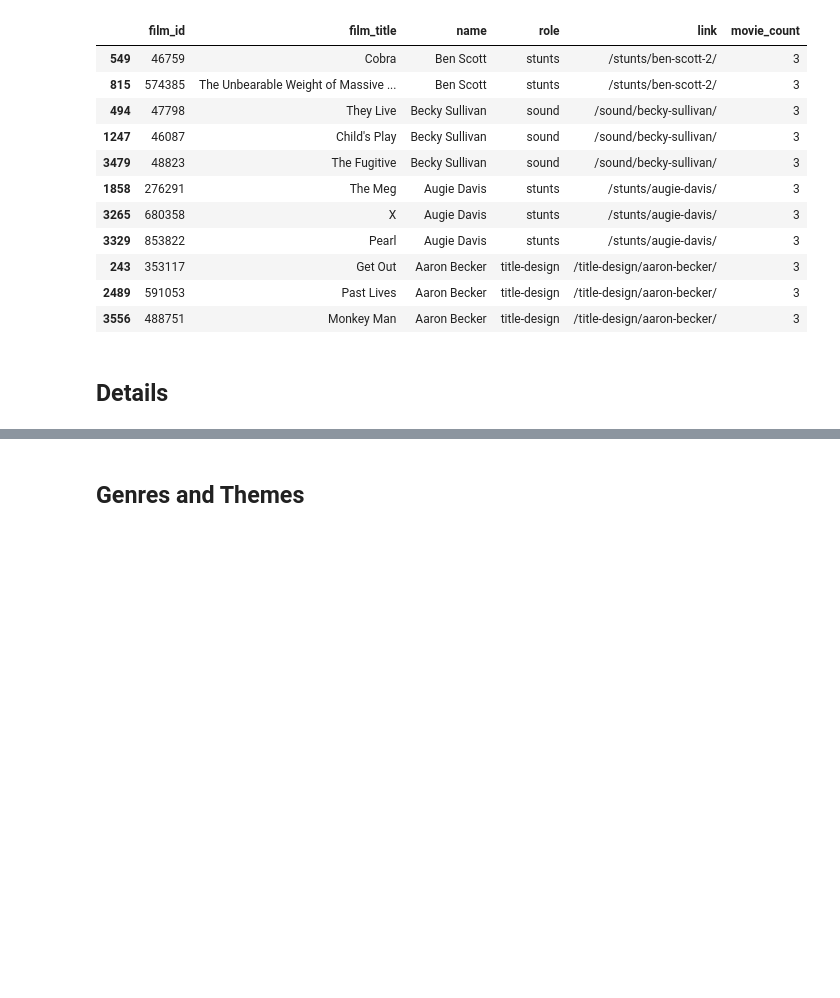
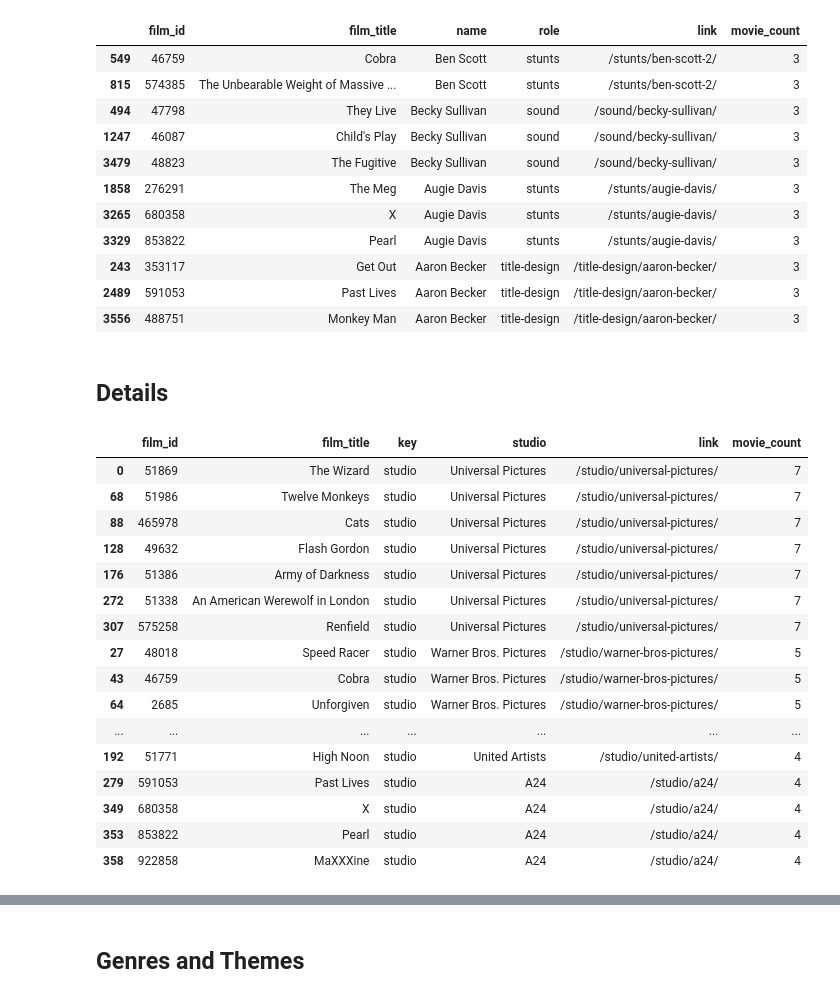
Before and after one commit to oextraordimario/letterboxd_analysis, a Jupyter notebook: movies_analysis.ipynb, the cells around one changed output, grey strips where cells are left out. Saved outputs shown, nothing was run; the diff lists cells and outputs as text; code cells hidden in the pictures; blank space fills up the shorter version.

```diff
--- a/movies_analysis.ipynb
+++ b/movies_analysis.ipynb
@@ -386,3 +386,48 @@ df_crew_secondaryroles.loc[df_crew_secondaryroles['movie_count'] > 2].sort_value
 | 3556 | 488751 | Monkey Man | Aaron Becker | title-design | /title-design/aaron-becker/ | 3 |
 # %% [markdown]
 ## Details
+# %%
+df_details = df_details.drop_duplicates(subset=['film_id', 'film_title', 'key', 'value', 'link'], keep='first').reset_index(drop=True)
+# %%
+df_details['movie_count'] = df_details.groupby('link')['link'].transform('count')
+# %%
+df_studios = (
+    df_details
+    .loc[df_details['key'] == 'studio']
+    .sort_values(['movie_count', 'value'], ascending=False)
+    .rename(columns={'value': 'studio'})
+)
+
+df_countries = (
+    df_details
+    .loc[df_details['key'] == 'country']
+    .sort_values(['movie_count', 'value'], ascending=False)
+    .rename(columns={'value': 'country'})
+)
+
+df_languages = (
+    df_details
+    .loc[df_details['key'] == 'language']
+    .sort_values(['movie_count', 'value'], ascending=False)
+    .rename(columns={'value': 'language'})
+)
+# %%
+df_studios.loc[df_studios['movie_count'] > 3]
+# %% [output]
+|  | film_id | film_title | key | studio | link | movie_count |
+| 0 | 51869 | The Wizard | studio | Universal Pictures | /studio/universal-pictures/ | 7 |
+| 68 | 51986 | Twelve Monkeys | studio | Universal Pictures | /studio/universal-pictures/ | 7 |
+| 88 | 465978 | Cats | studio | Universal Pictures | /studio/universal-pictures/ | 7 |
+| 128 | 49632 | Flash Gordon | studio | Universal Pictures | /studio/universal-pictures/ | 7 |
+| 176 | 51386 | Army of Darkness | studio | Universal Pictures | /studio/universal-pictures/ | 7 |
+| 272 | 51338 | An American Werewolf in London | studio | Universal Pictures | /studio/universal-pictures/ | 7 |
+| 307 | 575258 | Renfield | studio | Universal Pictures | /studio/universal-pictures/ | 7 |
+| 27 | 48018 | Speed Racer | studio | Warner Bros. Pictures | /studio/warner-bros-pictures/ | 5 |
+| 43 | 46759 | Cobra | studio | Warner Bros. Pictures | /studio/warner-bros-pictures/ | 5 |
+| 64 | 2685 | Unforgiven | studio | Warner Bros. Pictures | /studio/warner-bros-pictures/ | 5 |
+| ... | ... | ... | ... | ... | ... | ... |
+| 192 | 51771 | High Noon | studio | United Artists | /studio/united-artists/ | 4 |
+| 279 | 591053 | Past Lives | studio | A24 | /studio/a24/ | 4 |
+| 349 | 680358 | X | studio | A24 | /studio/a24/ | 4 |
+| 353 | 853822 | Pearl | studio | A24 | /studio/a24/ | 4 |
+| 358 | 922858 | MaXXXine | studio | A24 | /studio/a24/ | 4 |
```
Also changed, not shown: parts of 6 cells of this notebook.
